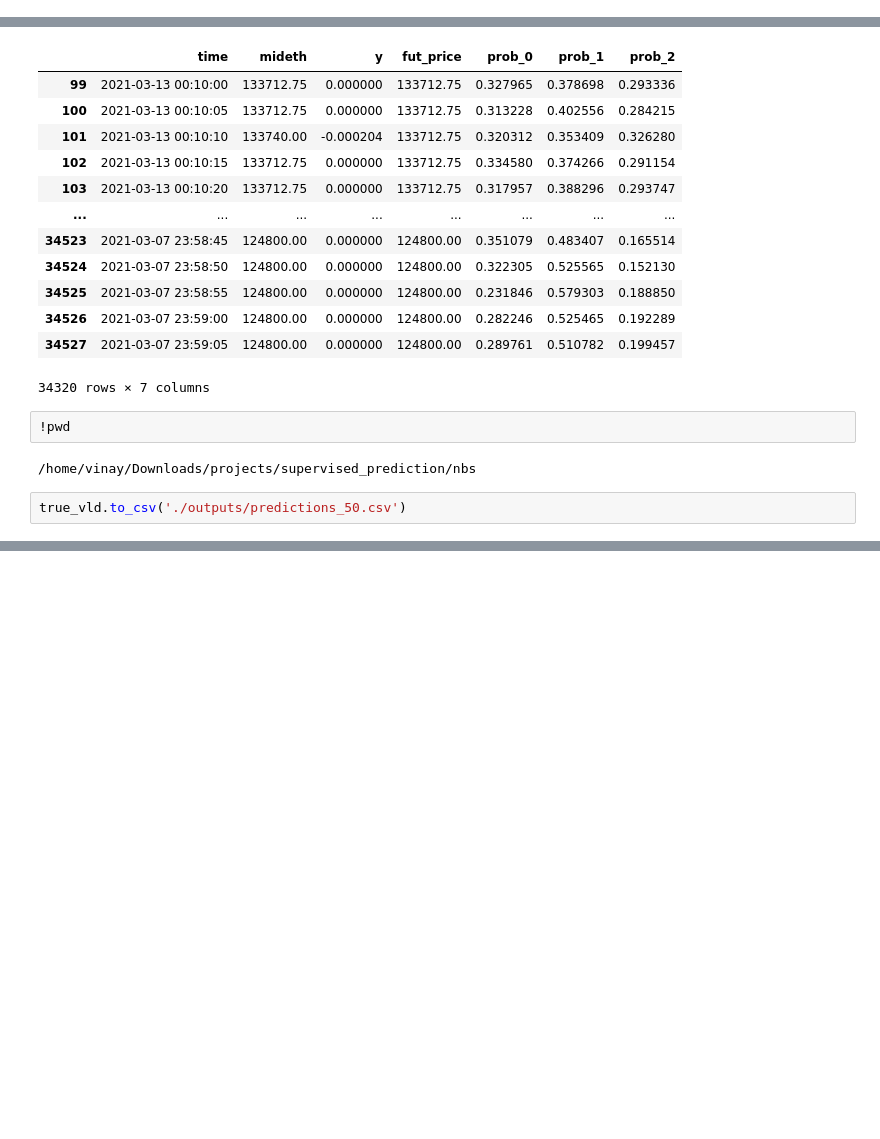
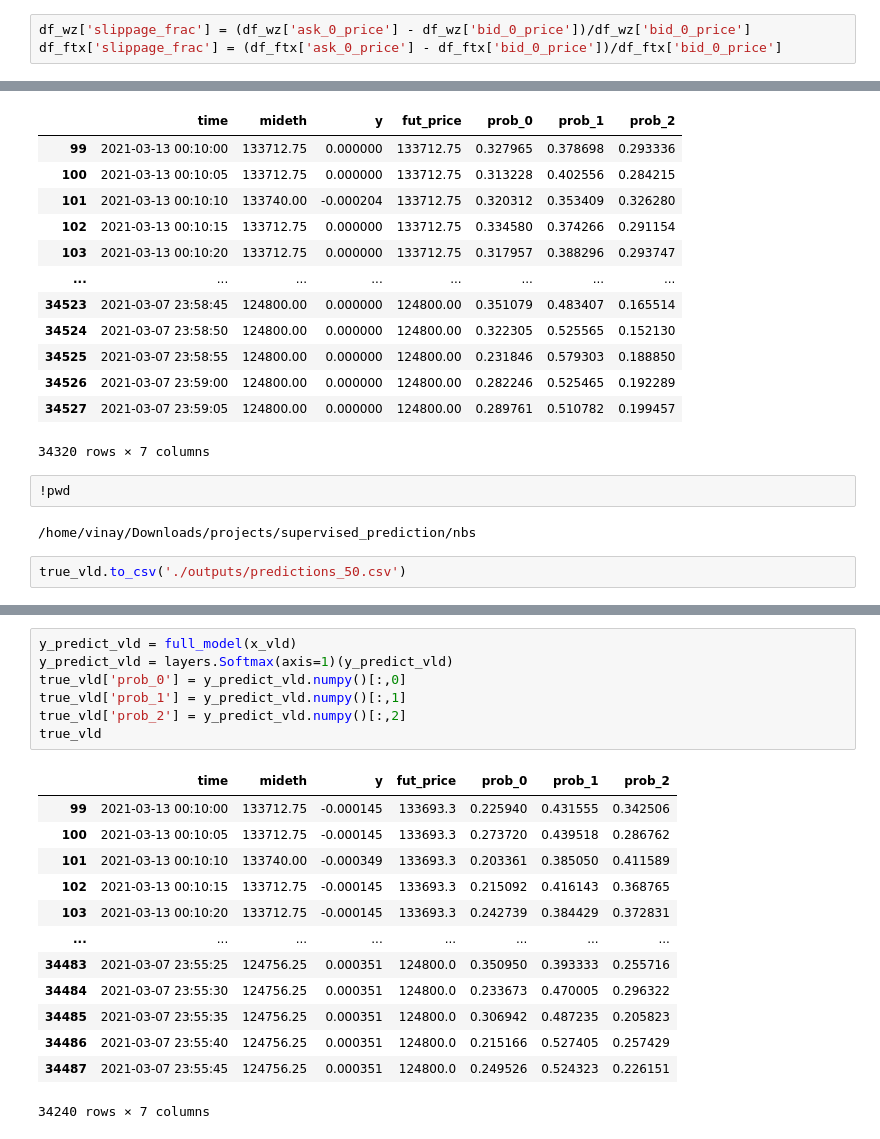
Before and after one commit to vin136/supervised_prediction, a Jupyter notebook: nbs/crypto.ipynb, the cells around one changed output, grey strips where cells are left out. Drawn from its saved outputs; the diff is of its cells as text; blank space fills up the shorter version.

```diff
--- a/nbs/crypto.ipynb
+++ b/nbs/crypto.ipynb
@@ -27,3 +27,6 @@ df_ftx.head(4)
 len(df_wz),len(df_ftx)
 # %% [output]
 (1062827, 1151397)
+# %%
+df_wz['slippage_frac'] = (df_wz['ask_0_price'] - df_wz['bid_0_price'])/df_wz['bid_0_price']
+df_ftx['slippage_frac'] = (df_ftx['ask_0_price'] - df_ftx['bid_0_price'])/df_ftx['bid_0_price']
@@ -886,0 +964,21 @@ y_trnsfm.train_stats['y'][2]
+# %%
+y_predict_vld = full_model(x_vld)
+y_predict_vld = layers.Softmax(axis=1)(y_predict_vld)
+true_vld['prob_0'] = y_predict_vld.numpy()[:,0]
+true_vld['prob_1'] = y_predict_vld.numpy()[:,1]
+true_vld['prob_2'] = y_predict_vld.numpy()[:,2]
+true_vld
+# %% [output]
+|  | time | mideth | y | fut_price | prob_0 | prob_1 | prob_2 |
+| 99 | 2021-03-13 00:10:00 | 133712.75 | -0.000145 | 133693.3 | 0.225940 | 0.431555 | 0.342506 |
+| 100 | 2021-03-13 00:10:05 | 133712.75 | -0.000145 | 133693.3 | 0.273720 | 0.439518 | 0.286762 |
+| 101 | 2021-03-13 00:10:10 | 133740.00 | -0.000349 | 133693.3 | 0.203361 | 0.385050 | 0.411589 |
+| 102 | 2021-03-13 00:10:15 | 133712.75 | -0.000145 | 133693.3 | 0.215092 | 0.416143 | 0.368765 |
+| 103 | 2021-03-13 00:10:20 | 133712.75 | -0.000145 | 133693.3 | 0.242739 | 0.384429 | 0.372831 |
+| ... | ... | ... | ... | ... | ... | ... | ... |
+| 34483 | 2021-03-07 23:55:25 | 124756.25 | 0.000351 | 124800.0 | 0.350950 | 0.393333 | 0.255716 |
+| 34484 | 2021-03-07 23:55:30 | 124756.25 | 0.000351 | 124800.0 | 0.233673 | 0.470005 | 0.296322 |
+| 34485 | 2021-03-07 23:55:35 | 124756.25 | 0.000351 | 124800.0 | 0.306942 | 0.487235 | 0.205823 |
+| 34486 | 2021-03-07 23:55:40 | 124756.25 | 0.000351 | 124800.0 | 0.215166 | 0.527405 | 0.257429 |
+| 34487 | 2021-03-07 23:55:45 | 124756.25 | 0.000351 | 124800.0 | 0.249526 | 0.524323 | 0.226151 |
+34240 rows × 7 columns
```
Also changed, not shown: parts of 23 cells of this notebook, 1 other file.
